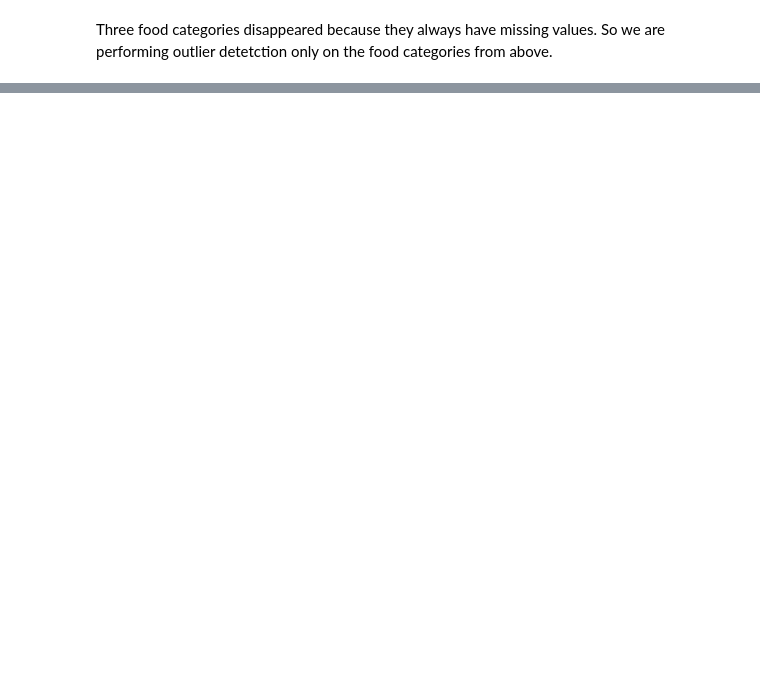
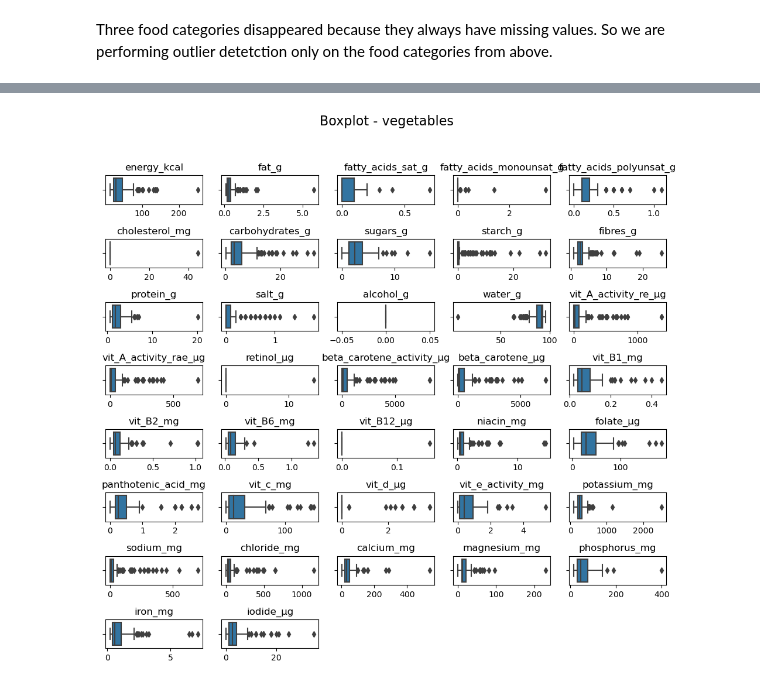
Before and after one commit to fsb-edu/ML4Food, a Jupyter notebook: auxilary_notebooks/Outlier_detection.ipynb, the cells around one changed output, grey strips where cells are left out. Drawn from its saved outputs; the diff is of its cells as text; code cells hidden in the pictures; blank space fills up the shorter version.

```diff
--- a/auxilary_notebooks/Outlier_detection.ipynb
+++ b/auxilary_notebooks/Outlier_detection.ipynb
@@ -35,0 +296,4 @@ Three food categories disappeared because they always have missing values. So we
+# %%
+plot_distribution_of_features(dataset, 'vegetables', type='box', plot_title='Boxplot')
+# %% [output]
+[figure, added]
```
Also changed, not shown: parts of 69 cells of this notebook.
